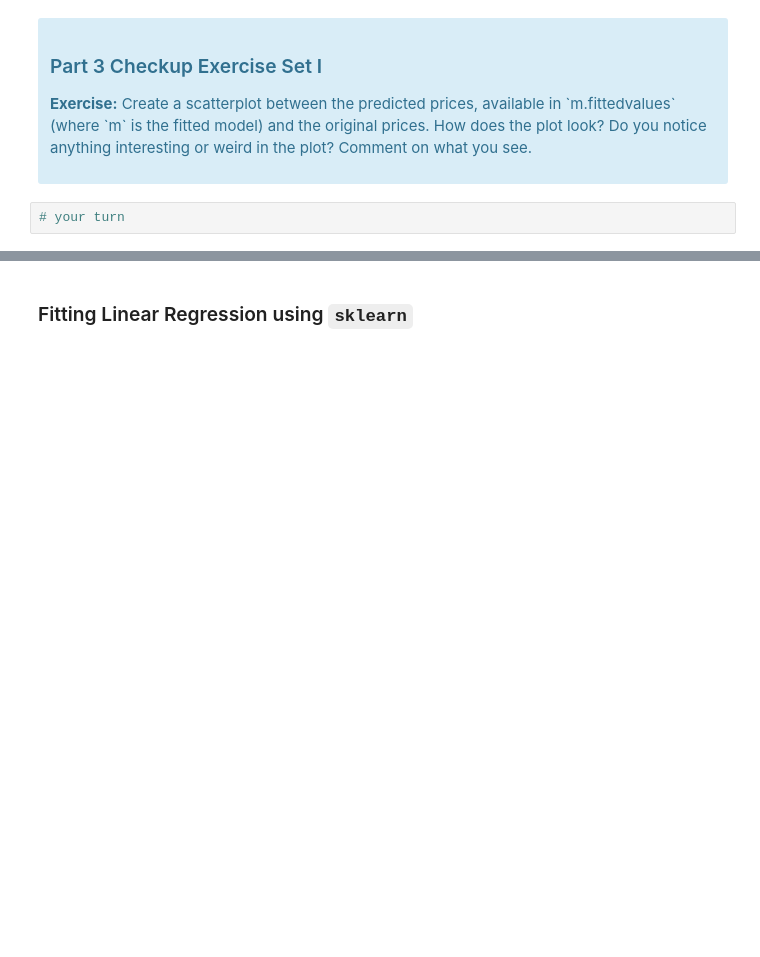
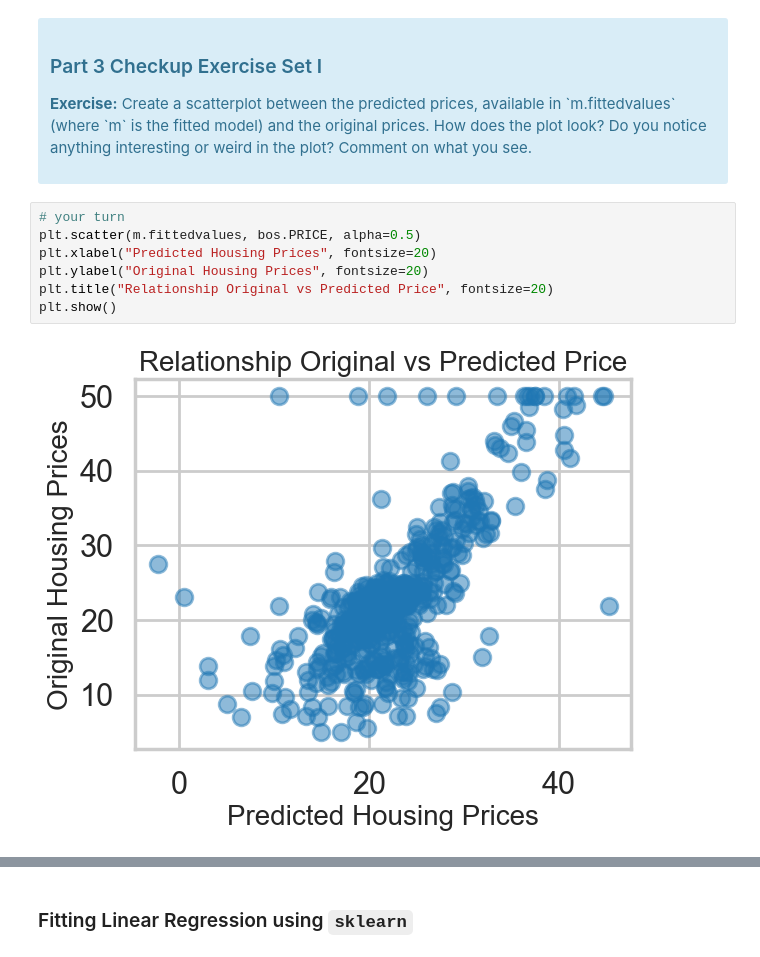
Before and after one commit to eraiken/Springboard, a Jupyter notebook: Unit 22/22.4 Case Study - Boston Housing/Mini_Project_Linear_Regression.ipynb, the cells around one changed output, grey strips where cells are left out. Cells and saved outputs as stored; diff of their text form; blank space fills up the shorter version.

```diff
--- a/Unit 22/22.4 Case Study - Boston Housing/Mini_Project_Linear_Regression.ipynb
+++ b/Unit 22/22.4 Case Study - Boston Housing/Mini_Project_Linear_Regression.ipynb
@@ -412,5 +449,12 @@ Let's see how our model actually fit our data. We can see below that there is a
 
 <p><b>Exercise:</b> Create a scatterplot between the predicted prices, available in `m.fittedvalues` (where `m` is the fitted model) and the original prices. How does the plot look? Do you notice anything interesting or weird in the plot? Comment on what you see.</p>
 </div>
-# %%
-# your turn
+# %%
+# your turn
+plt.scatter(m.fittedvalues, bos.PRICE, alpha=0.5)
+plt.xlabel("Predicted Housing Prices", fontsize=20)
+plt.ylabel("Original Housing Prices", fontsize=20)
+plt.title("Relationship Original vs Predicted Price", fontsize=20)
+plt.show()
+# %% [output]
+[figure, added]
```
Also changed, not shown: parts of 73 cells of this notebook.
